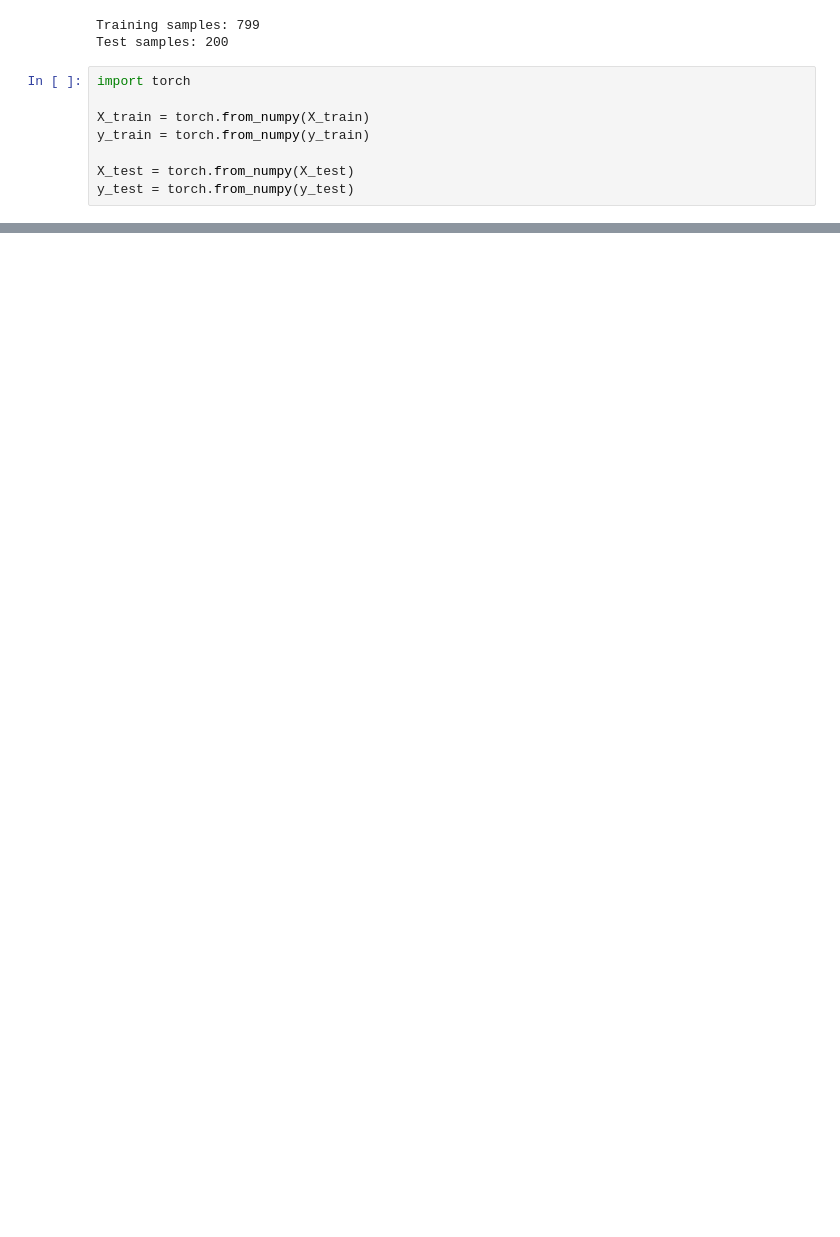
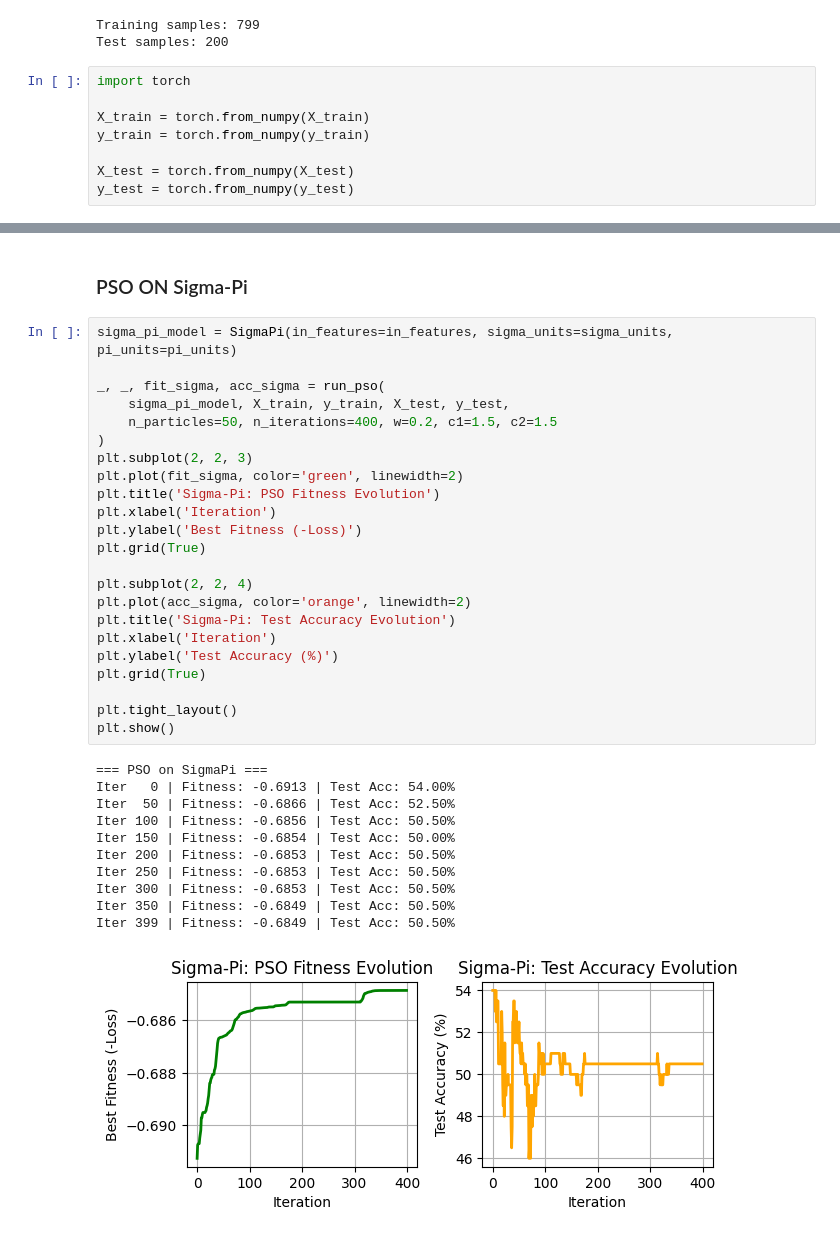
Before and after one commit to ismailSadouki/hybridization-of-honn-w-elolutionary-opt, a Jupyter notebook: Untitled.ipynb, the cells around one changed output, grey strips where cells are left out. Cells and saved outputs as stored; diff of their text form; blank space fills up the shorter version.

```diff
--- a/Untitled.ipynb
+++ b/Untitled.ipynb
@@ -794,0 +676,37 @@ for i, lin in enumerate(model.sigma_units):
+# %% [markdown]
+### PSO ON Sigma-Pi
+# %%
+sigma_pi_model = SigmaPi(in_features=in_features, sigma_units=sigma_units, pi_units=pi_units)
+
+_, _, fit_sigma, acc_sigma = run_pso(
+    sigma_pi_model, X_train, y_train, X_test, y_test,
+    n_particles=50, n_iterations=400, w=0.2, c1=1.5, c2=1.5
+)
+plt.subplot(2, 2, 3)
+plt.plot(fit_sigma, color='green', linewidth=2)
+plt.title('Sigma-Pi: PSO Fitness Evolution')
+plt.xlabel('Iteration')
+plt.ylabel('Best Fitness (-Loss)')
+plt.grid(True)
+
+plt.subplot(2, 2, 4)
+plt.plot(acc_sigma, color='orange', linewidth=2)
+plt.title('Sigma-Pi: Test Accuracy Evolution')
+plt.xlabel('Iteration')
+plt.ylabel('Test Accuracy (%)')
+plt.grid(True)
+
+plt.tight_layout()
+plt.show()
+# %% [output]
+=== PSO on SigmaPi ===
+Iter   0 | Fitness: -0.6913 | Test Acc: 54.00%
+Iter  50 | Fitness: -0.6866 | Test Acc: 52.50%
+Iter 100 | Fitness: -0.6856 | Test Acc: 50.50%
+Iter 150 | Fitness: -0.6854 | Test Acc: 50.00%
+Iter 200 | Fitness: -0.6853 | Test Acc: 50.50%
+Iter 250 | Fitness: -0.6853 | Test Acc: 50.50%
+Iter 300 | Fitness: -0.6853 | Test Acc: 50.50%
+Iter 350 | Fitness: -0.6849 | Test Acc: 50.50%
+Iter 399 | Fitness: -0.6849 | Test Acc: 50.50%
+[figure, added]
```
Also changed, not shown: parts of 48 cells of this notebook, 1 other file.
